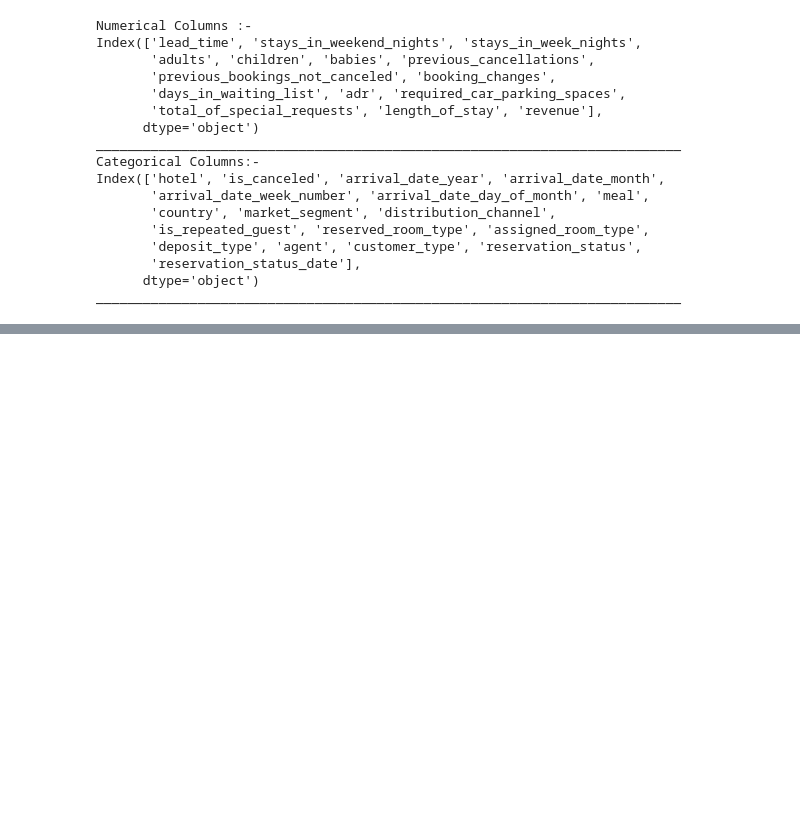
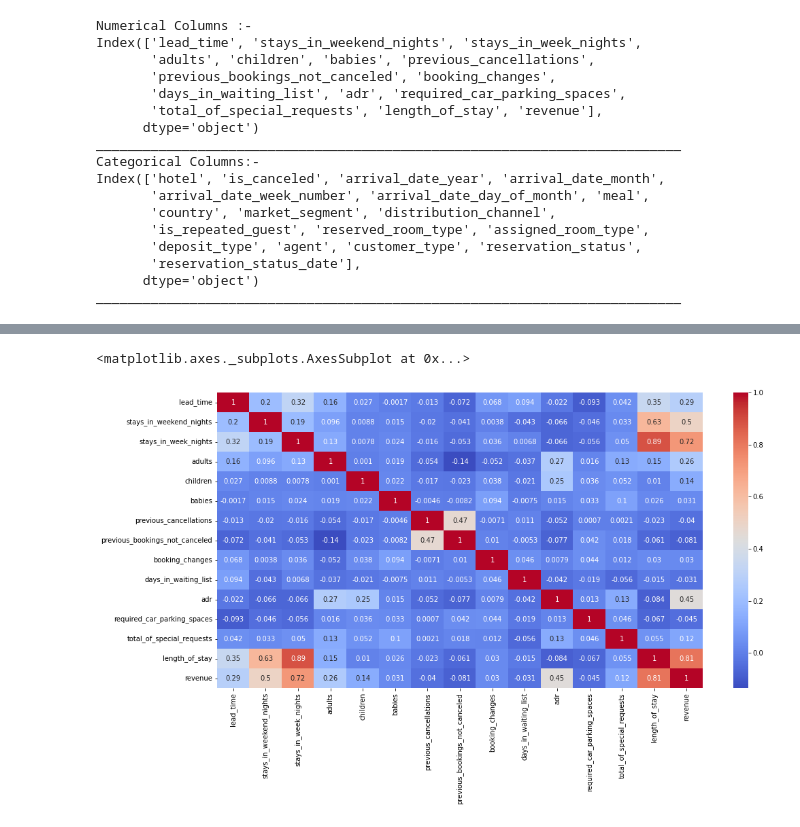
Before and after one commit to shubhpanchal/EDA--HotelAnalysis-AlmabetterCapstoneProject, a Jupyter notebook: Copy_of_Hotel_Booking_Analysis_Capstone_Project.ipynb, the cells around one changed output, grey strips where cells are left out. Cells and saved outputs as stored; diff of their text form; code cells hidden in the pictures; blank space fills up the shorter version.

```diff
--- a/Copy_of_Hotel_Booking_Analysis_Capstone_Project.ipynb
+++ b/Copy_of_Hotel_Booking_Analysis_Capstone_Project.ipynb
@@ -339,0 +511,8 @@ ___________________________________________________________________________
+# %%
+# Plotting the correlation heatmap
+plt.figure(figsize = (16,8))
+correlation = hotel.corr()
+sns.heatmap(correlation, annot=True, cmap ='coolwarm')
+# %% [output]
+<matplotlib.axes._subplots.AxesSubplot at 0x...>
+[figure, added]
```
Also changed, not shown: parts of 18 cells of this notebook.
